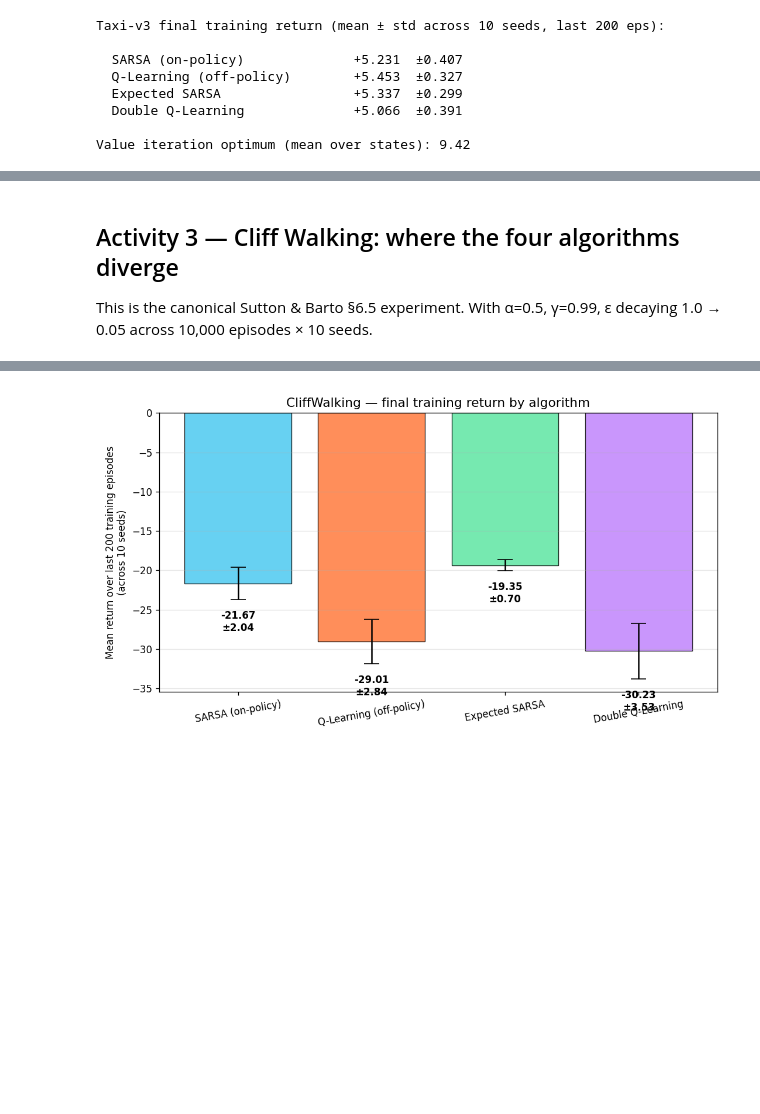
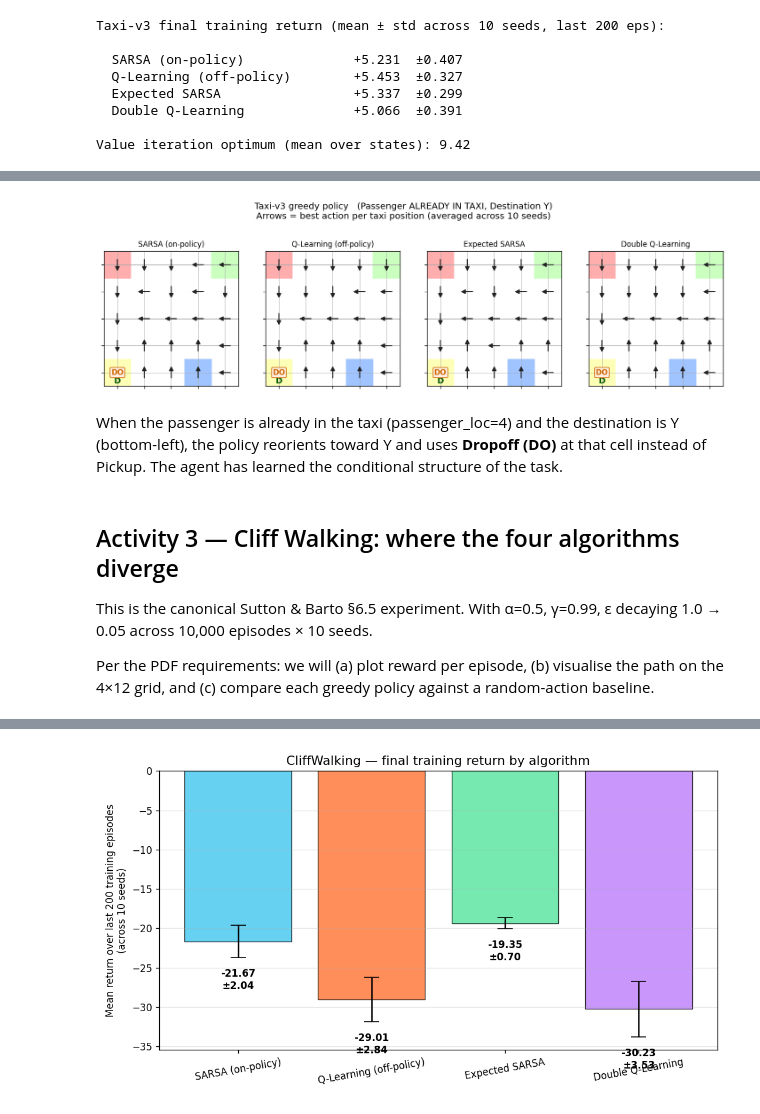
Before and after one commit to bendervintimilla/homeworkemerginmarkets, a Jupyter notebook: hw2_sarsa_qlearning/Assignment2_Juan_Vintimilla.ipynb, the cells around one changed output, grey strips where cells are left out. Saved outputs shown, nothing was run; the diff lists cells and outputs as text; code cells hidden in the pictures; blank space fills up the shorter version.

```diff
--- a/hw2_sarsa_qlearning/Assignment2_Juan_Vintimilla.ipynb
+++ b/hw2_sarsa_qlearning/Assignment2_Juan_Vintimilla.ipynb
@@ -208,8 +327,22 @@ episode 10k.
+# %%
+# Second config: passenger ALREADY in taxi, heading to Y
+Image(filename=str(ASSETS / 'taxi_policy_grid_pickup.png'))
+# %% [output]
+[figure, added]
+# %% [markdown]
+When the passenger is already in the taxi (passenger_loc=4) and the
+destination is Y (bottom-left), the policy reorients toward Y and uses
+**Dropoff (DO)** at that cell instead of Pickup. The agent has learned
+the conditional structure of the task.
 # %% [markdown]
 ## Activity 3 — Cliff Walking: where the four algorithms diverge
 
 This is the canonical Sutton & Barto §6.5 experiment. With α=0.5, γ=0.99,
 ε decaying 1.0 → 0.05 across 10,000 episodes × 10 seeds.
+
+Per the PDF requirements: we will (a) plot reward per episode, (b) visualise
+the path on the 4×12 grid, and (c) compare each greedy policy against a
+random-action baseline.
 # %%
 Image(filename=str(ASSETS / 'cliff_4algos.png'))
 # %% [output]
```
Also changed, not shown: parts of 46 cells of this notebook, 33 other files.
